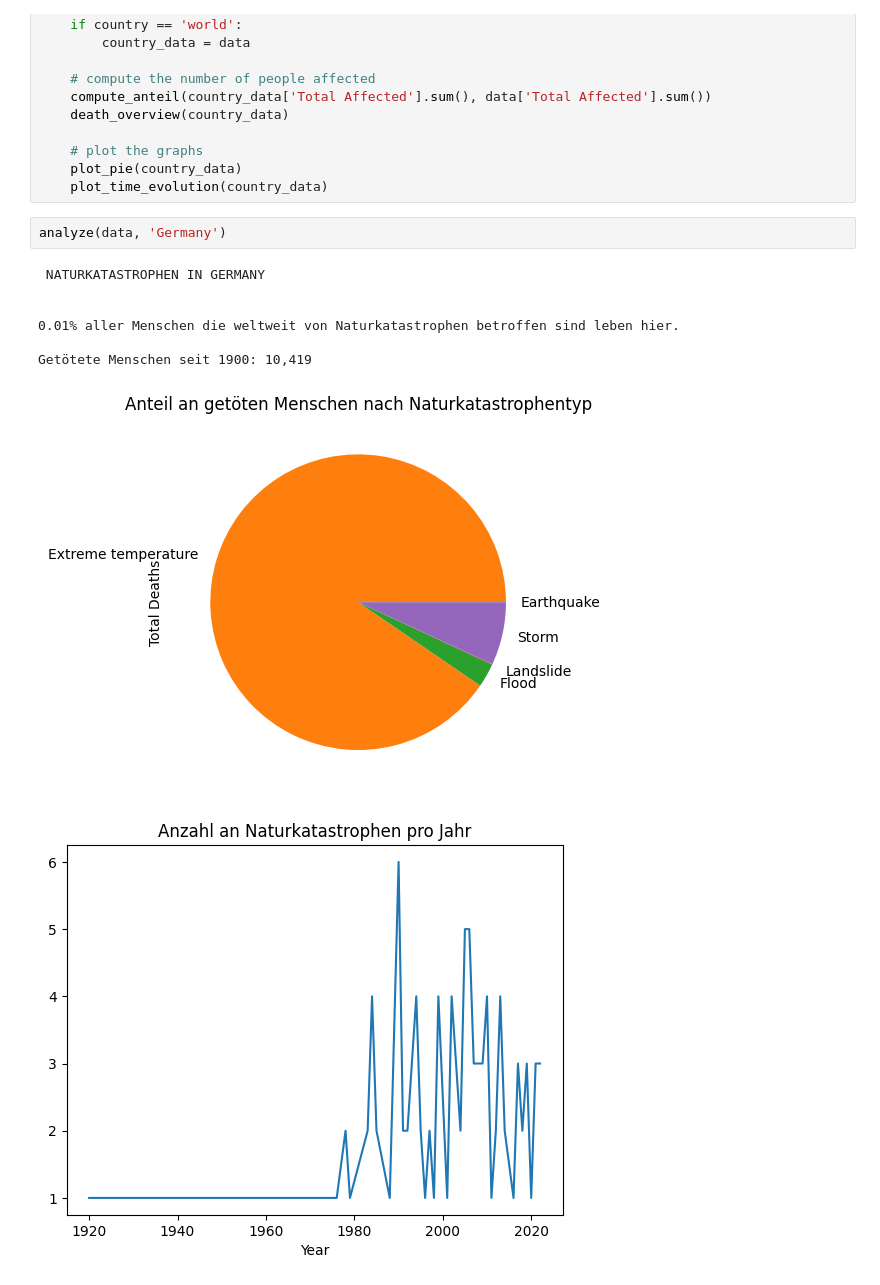
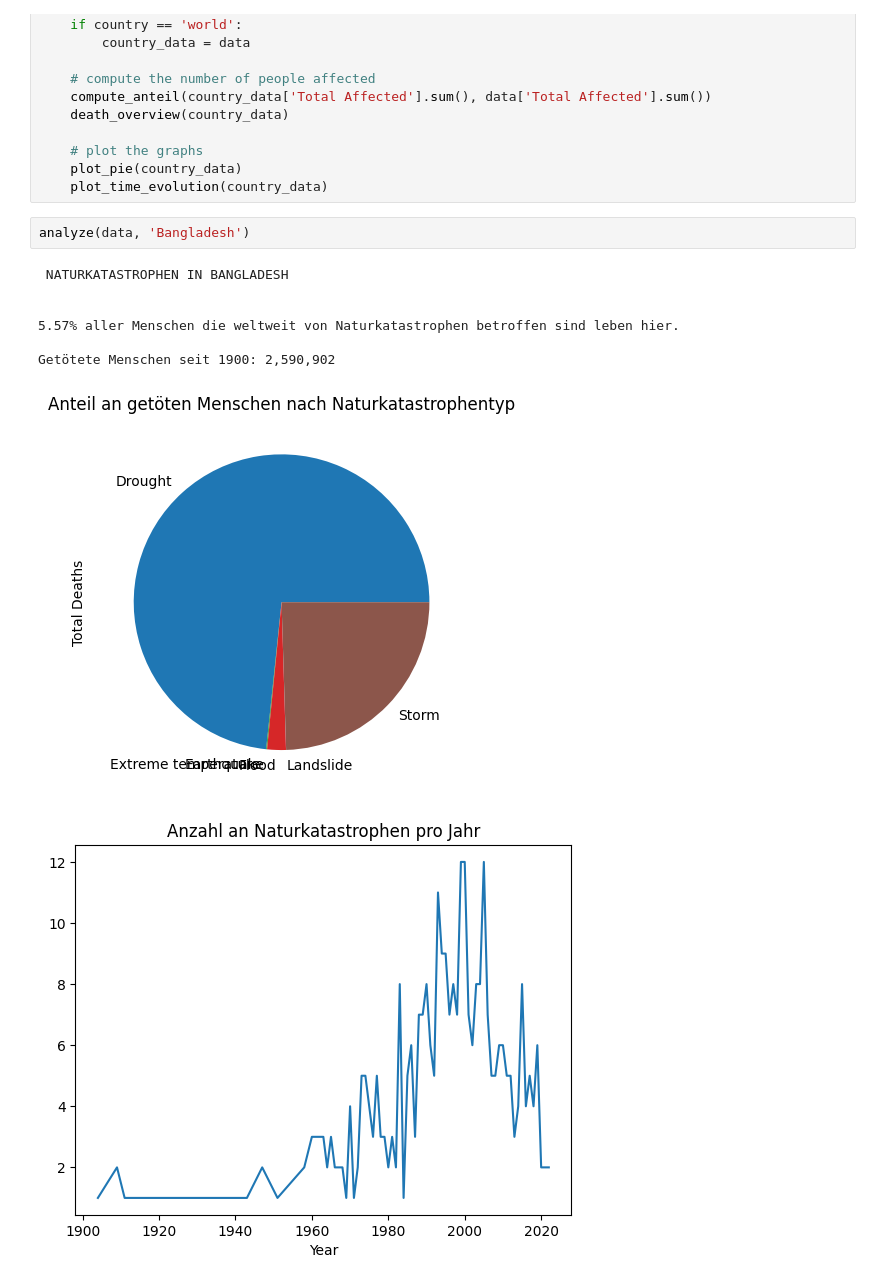
Before and after one commit to Tilana/datenjournalismus-in-python, a Jupyter notebook: vorlesung/Vorlesung 6 - Natural Disasters Dashboard.ipynb, the cells around one changed output. Drawn from its saved outputs; the diff is of its cells as text.

```diff
--- a/vorlesung/Vorlesung 6 - Natural Disasters Dashboard.ipynb
+++ b/vorlesung/Vorlesung 6 - Natural Disasters Dashboard.ipynb
@@ -93,13 +93,13 @@ def analyze(data, country='world'):
     plot_pie(country_data)
     plot_time_evolution(country_data)
 # %%
-analyze(data, 'Germany')
+analyze(data, 'Bangladesh')
 # %% [output]
- NATURKATASTROPHEN IN GERMANY
+ NATURKATASTROPHEN IN BANGLADESH
 
 
-0.01% aller Menschen die weltweit von Naturkatastrophen betroffen sind leben hier.
+5.57% aller Menschen die weltweit von Naturkatastrophen betroffen sind leben hier.
 
-Getötete Menschen seit 1900: 10,419
+Getötete Menschen seit 1900: 2,590,902
-[figure, old version]
+[figure, new version]
-[figure, old version]
+[figure, new version]
```
Also changed, not shown: parts of 1 cell of this notebook, 36 other files.
